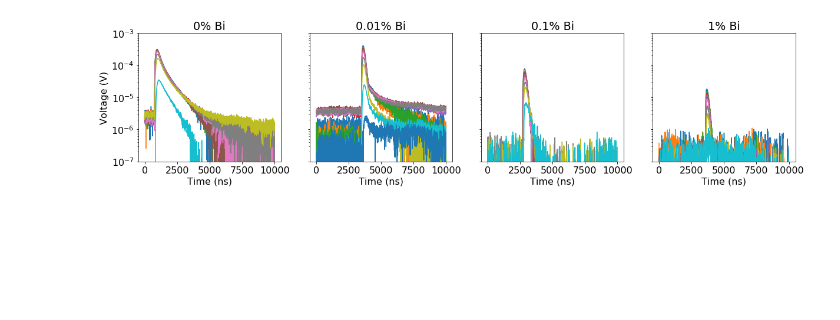
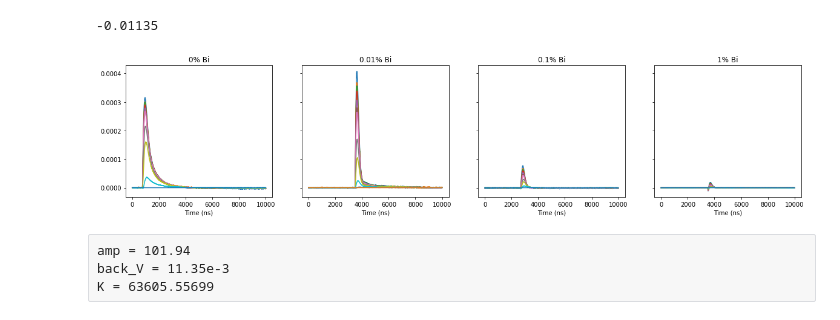
Before and after one commit to aspitarl/TRMC, a Jupyter notebook: 10-17-18.ipynb, the cells around one changed output. Drawn from its saved outputs; the diff is of its cells as text; code cells hidden in the pictures; blank space fills up the shorter version.

Commit message:
get loading of parameters and conversion to conductance working

```diff
--- a/10-17-18.ipynb
+++ b/10-17-18.ipynb
@@ -60,7 +60,23 @@ filepaths_D = ['C:\\Users\\aspit\\OneDrive\\Data\\TRMC\\Gratzel\\Sample D\\Data\
  'C:\\Users\\aspit\\OneDrive\\Data\\TRMC\\Gratzel\\Sample D\\Data\\High_Power_Filter=09_Fluence=3.377E+13_data.csv',
  'C:\\Users\\aspit\\OneDrive\\Data\\TRMC\\Gratzel\\Sample D\\Data\\High_Power_Filter=10_Fluence=6.74E+12_data.csv',
  'C:\\Users\\aspit\\OneDrive\\Data\\TRMC\\Gratzel\\Sample D\\Data\\High_Power_Filter=11_Fluence=6.74E+11_data.csv']
+# %%
+params = pd.read_csv(filepaths_A[0], nrows = 11, usecols = [1])
+params = params.transpose()
+amp = float(params['Amplification'][0]) # Is amplification already taken into account?
+K = float(params['K'][0])
+
+back_V = params['Background Voltage'][0].replace('V','')
+unitdict = {'m':1e-3, 'u':1e-6}
+scale = unitdict[back_V[-1]]
+back_V = float(back_V[:len(back_V)-1])*scale
+# %% [output]
+-0.01135
 # %%
+offsettime = 100
+
+
+
 time = pd.read_csv(filepaths_A[0], skiprows = 13)['Time(s)']
 V1 = pd.read_csv(filepaths_A[-1], skiprows = 13)['Voltage (V)']
 df_A= pd.DataFrame(index = time)
@@ -70,8 +86,10 @@ for filepath in filepaths_A:
     volt = temp['Voltage (V)'] -V1
     df_A = pd.concat([df_A, volt], axis = 1)
 
-#df_A
+df_A = df_A - np.mean(df_A[0:offsettime])
 # %%
+offsettime = 2000
+
 time = pd.read_csv(filepaths_B[0], skiprows = 13)['Time(s)']
 V1 = pd.read_csv(filepaths_B[-1], skiprows = 13)['Voltage (V)']
 df_B= pd.DataFrame(index = time)
@@ -80,7 +98,11 @@ for filepath in filepaths_B:
     temp = pd.read_csv(filepath, skiprows = 13)
     volt = temp['Voltage (V)'] - V1
     df_B = pd.concat([df_B, volt], axis = 1)
+
+df_B = df_B - np.mean(df_B[0:offsettime])
 # %%
+offsettime = 2000
+
 time = pd.read_csv(filepaths_C[0], skiprows = 13)['Time(s)']
 V1 = pd.read_csv(filepaths_C[-1], skiprows = 13)['Voltage (V)']
 df_C= pd.DataFrame(index = time)
@@ -90,7 +112,11 @@ for filepath in filepaths_C:
     temp = pd.read_csv(filepath, skiprows = 13)
     volt = temp['Voltage (V)'] -V1
     df_C = pd.concat([df_C, volt], axis = 1)
+
+df_C = df_C - np.mean(df_C[0:offsettime])
 # %%
+offsettime = 2000
+
 time = pd.read_csv(filepaths_D[0], skiprows = 13)['Time(s)']
 V1 = pd.read_csv(filepaths_D[-1], skiprows = 13)['Voltage (V)']
 df_D= pd.DataFrame(index = time)
@@ -99,24 +125,30 @@ for filepath in filepaths_D:
     temp = pd.read_csv(filepath, skiprows = 13)
     volt = temp['Voltage (V)'] - V1
     df_D = pd.concat([df_D, volt], axis = 1)
+
+df_D = df_D - np.mean(df_D[0:offsettime])
 # %%
 fig, axes = plt.subplots(1,4, sharey = True, figsize = (20,4))
 
 axes[0].plot(df_A)
 axes[0].set_title('0% Bi')
 axes[1].plot(df_B)
 axes[1].set_title('0.01% Bi')
 axes[2].plot(df_C)
 axes[2].set_title('0.1% Bi')
 axes[3].plot(df_D)
 axes[3].set_title('1% Bi')
 
-axes[0].set_yscale('log')
-axes[0].set_ylim(1e-7,1e-3)
-axes[0].set_ylabel('Voltage (V)')
+# axes[0].set_yscale('log')
+# axes[0].set_ylim(1e-7,1e-3)
+# axes[0].set_ylabel('Voltage (V)')
 
 
 for ax in axes:
     ax.set_xlabel('Time (ns)')
 # %% [output]
-[figure, old version]
+[figure, new version]
+# %% [raw]
+amp = 101.94
+back_V = 11.35e-3
+K = 63605.55699
```
Also changed, not shown: parts of 1 cell of this notebook, 1 other file.
